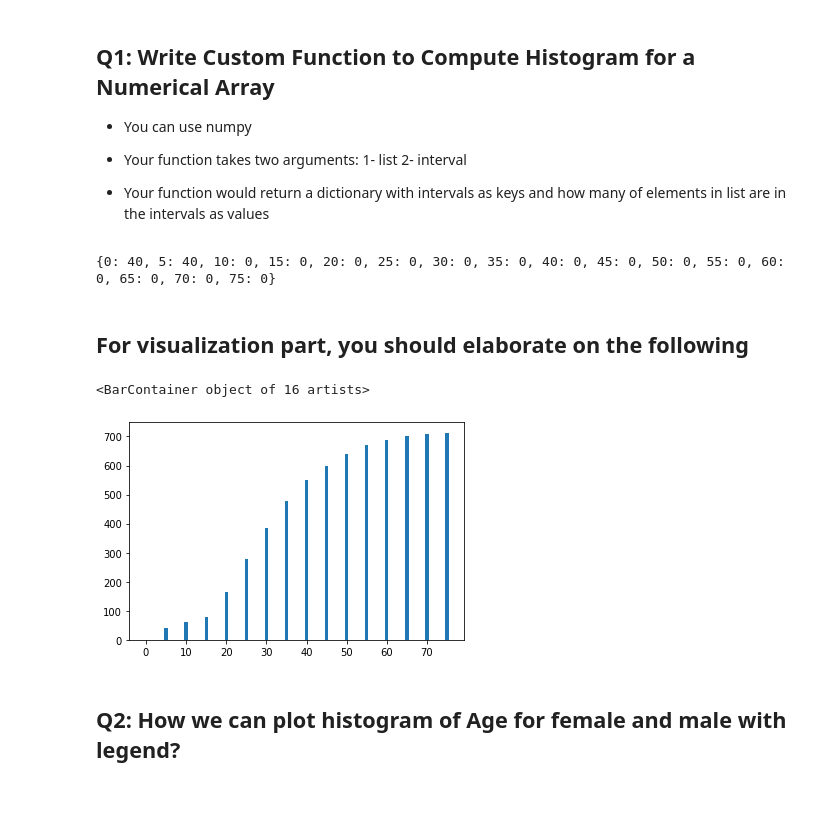
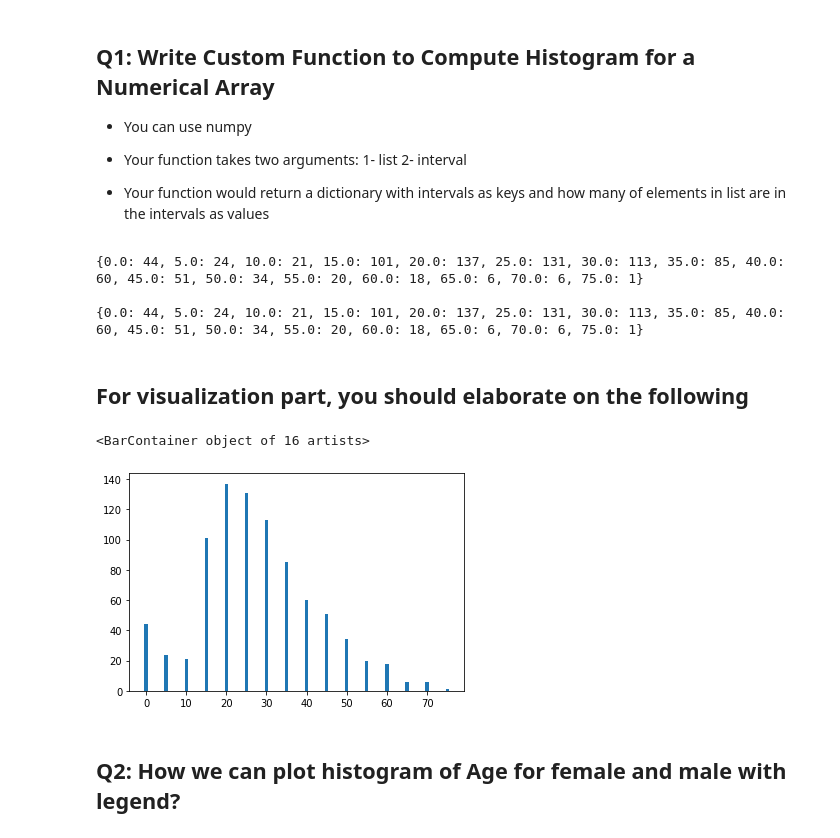
Before and after one commit to UPstartDeveloper/DS-1.1-Data-Analysis, a Jupyter notebook: Homework/HW1_Pandas.ipynb, the cells around one changed output. Cells and saved outputs as stored; diff of their text form; code cells hidden in the pictures; blank space fills up the shorter version.

```diff
--- a/Homework/HW1_Pandas.ipynb
+++ b/Homework/HW1_Pandas.ipynb
@@ -11,33 +12,41 @@ import pandas as pd
 import numpy as np
 
 df = pd.read_csv('../Notebooks/Datasets/titanic.csv')
-# %%
-# histogram function
-
-def custom_hist(ls, interval):
-    hist_ls_dict = dict()
-    min_ls = int(np.min(ls))
-    max_ls = int(np.max(ls))
-    I = int(np.ceil((max_ls - min_ls) / interval))
-    for j in range(min_ls, max_ls, I):
-        subset_in_interval = [i for i in ls if i < I and i > j - I]
-        hist_ls_dict[j] = len(subset_in_interval)
-    return hist_ls_dict
-
-print(custom_hist(df['Age'].dropna().values, 16))
-# %% [output]
-{0: 40, 5: 40, 10: 0, 15: 0, 20: 0, 25: 0, 30: 0, 35: 0, 40: 0, 45: 0, 50: 0, 55: 0, 60: 0, 65: 0, 70: 0, 75: 0}
+# %%
+# histogram function
+
+def custom_hist(ls, intervals):
+    # define a dict to return
+    ages_dict = dict()
+    # find the min value
+    minimum = int(np.min(ls))
+    # find the max value
+    maximum = int(np.max(ls))
+    # compute the size of an interval
+    I = ((maximum - minimum) / intervals)
+    # iterate through and find the number of people in each interval
+    for j in range(intervals):
+        upper, lower = (minimum + (j+1) *I), (minimum + j*I)
+        # find the number of people in this interval
+        subset_in_interval = np.sum((ls >= lower) & (ls <= upper))
+        # key for each entry is the lower bound, value is the number of people in the interval
+        ages_dict[lower] = subset_in_interval
+    return ages_dict
+print(custom_hist(df['Age'].dropna().values, 16))
+# %% [output]
+{0.0: 44, 5.0: 24, 10.0: 21, 15.0: 101, 20.0: 137, 25.0: 131, 30.0: 113, 35.0: 85, 40.0: 60, 45.0: 51, 50.0: 34, 55.0: 20, 60.0: 18, 65.0: 6, 70.0: 6, 75.0: 1}
+
+{0.0: 44, 5.0: 24, 10.0: 21, 15.0: 101, 20.0: 137, 25.0: 131, 30.0: 113, 35.0: 85, 40.0: 60, 45.0: 51, 50.0: 34, 55.0: 20, 60.0: 18, 65.0: 6, 70.0: 6, 75.0: 1}
 # %% [markdown]
 ## For visualization part, you should elaborate on the following
 # %%
 import matplotlib.pyplot as plt
 
 hist_dict = custom_hist(df['Age'].dropna().values, 16)
-
-plt.bar(hist_dict.keys(), hist_dict.values())
+plt.bar(list(hist_dict.keys()), list(hist_dict.values()))
 # %% [output]
 <BarContainer object of 16 artists>
-[figure, old version]
+[figure, new version]
 # %% [markdown]
 ## Q2: How we can plot histogram of Age for female and male with legend?
 # %% [markdown]
```
Also changed, not shown: 2 other files.
